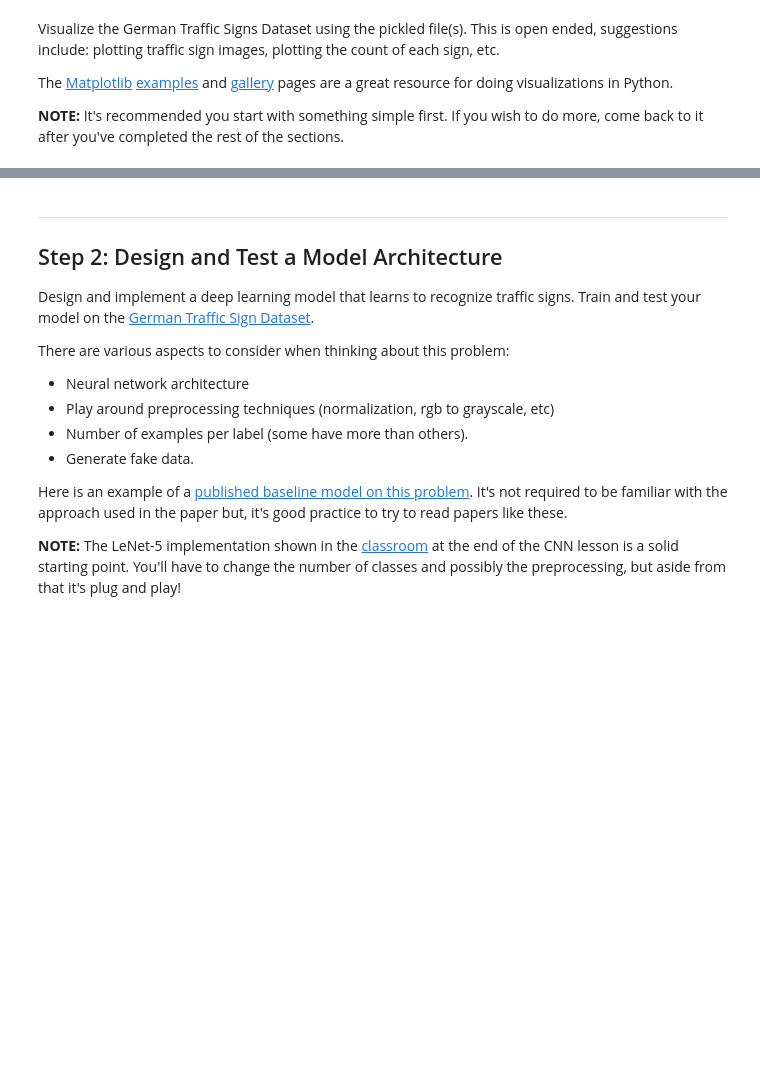
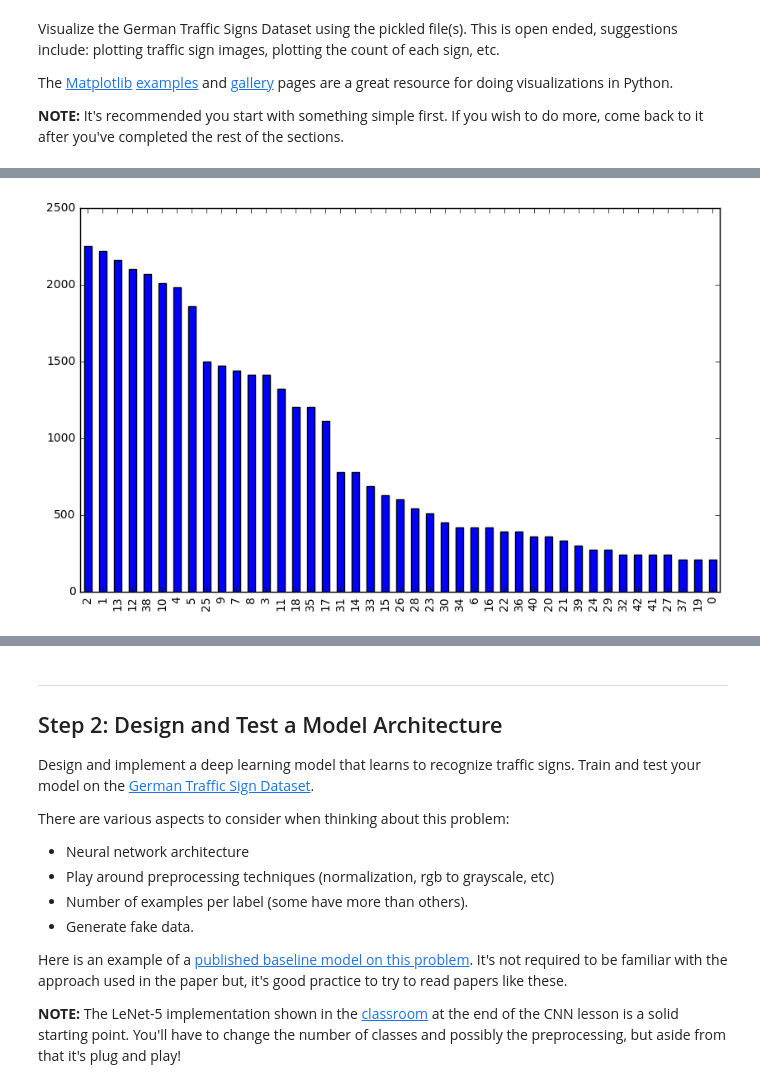
Before and after one commit to BabiSeal/Traffic_Sign_Classifier, a Jupyter notebook: Traffic_Sign_Classifier.ipynb, the cells around one changed output, grey strips where cells are left out. Cells and saved outputs as stored; diff of their text form; code cells hidden in the pictures; blank space fills up the shorter version.

```diff
--- a/Traffic_Sign_Classifier.ipynb
+++ b/Traffic_Sign_Classifier.ipynb
@@ -104,0 +105,9 @@ print(y_train[index], data_pd['SignName'][y_train[index]])
+# %%
+#Lets examine the distribution of the different signs in our data
+plt.figure(figsize=(10,6))
+
+freq_signs = pd.value_counts(pd.Series(y_train))
+freq_signs.plot(kind='bar')
+plt.show()
+# %% [output]
+[figure, added]
```
Also changed, not shown: parts of 12 cells of this notebook, 1 other file.
